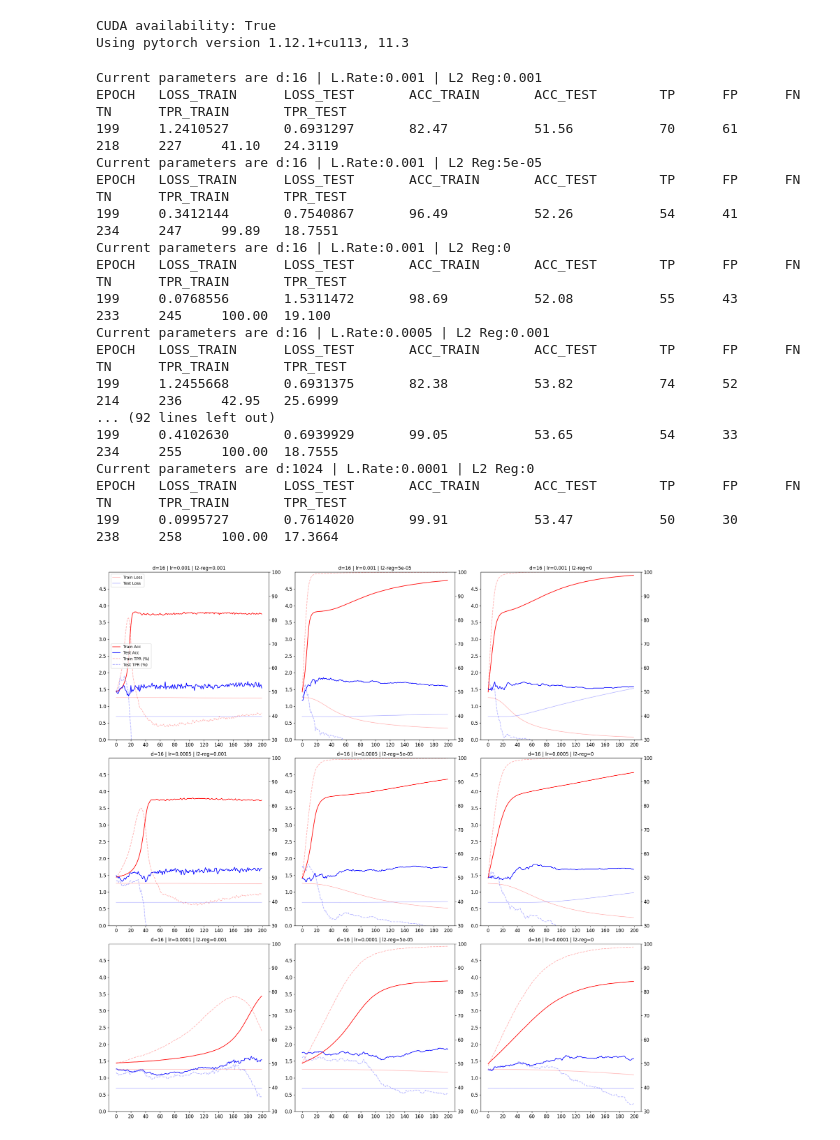
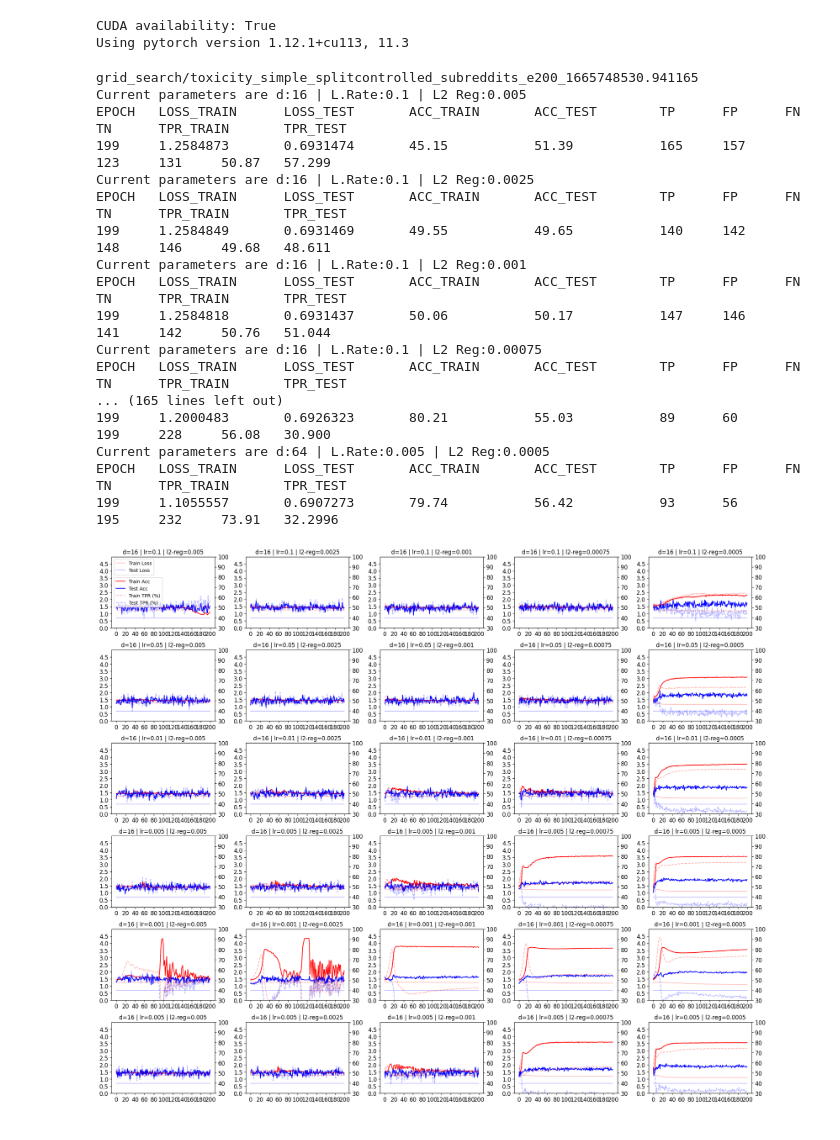
Before and after one commit to Kominaru/AnticipateToxicity, a Jupyter notebook: train_toxicity_model.ipynb, the cells around one changed output. Cells and saved outputs as stored; diff of their text form; code cells hidden in the pictures.

Commit message:
Add fine-grained grid search results

```diff
--- a/train_toxicity_model.ipynb
+++ b/train_toxicity_model.ipynb
@@ -21,9 +21,9 @@ TRAIN_TEST_METHOD="controlled_subreddits" # random, controlled_users, controlled
 MODEL_ARCHITECTURE="toxicity_simple" # toxicity_simple, toxicity_NCF, toxicity_BOW
 
 # Grid search parameters
-learning_rates=[1e-3,5e-4,1e-4]
-n_factors=[16,64,256,1024]
-l2_reg=[1e-3,5e-5,0]
+learning_rates=[1e-1,5e-2,1e-2,5e-3,1e-3,5e-3]
+n_factors=[16,64]
+l2_reg=[5e-3,2.5e-3,1e-3,7.5e-4,5e-4]
 
 
 epochs=200
@@ -506,7 +506,11 @@ Using pytorch version 1.12.1+cu113, 11.3
 
 # Figures are saved in pdf format in a folder specific to configuration. One figure is created
 # per each *d* used, with one subfigure per each (lr, L2 reg) combination
-directory_path = f"grid_search/{MODEL_ARCHITECTURE}_split{TRAIN_TEST_METHOD}_e{epochs}"
+import time
+
+
+directory_path = f"grid_search/{MODEL_ARCHITECTURE}_split{TRAIN_TEST_METHOD}_e{epochs}_{time.time()}"
+print(directory_path)
 os.makedirs(directory_path,exist_ok=True)
 
 for d in n_factors:
@@ -528,43 +532,43 @@ for d in n_factors:
             plt.ylim(0,5)
 
             plt.plot(np.arange(0,epochs,1),losses, color="red",alpha=.25,label="Train Loss") #Train loss evolution
             plt.plot(np.arange(0,epochs,1),losses_test, color="blue",alpha=.25,label="Test Loss") #Test loss evolution
 
             if i==1: plt.legend(loc="upper left")
 
             plt.twinx() #Swap axis
 
             plt.yticks(np.arange(30,101,10),fontsize=12)
 
             plt.ylim(30,100)
 
             plt.plot(np.arange(0,epochs,1),accuracies, color="red", label="Train Acc")         #Train acc evolution
             plt.plot(np.arange(0,epochs,1),accuracies_test, color="blue", label="Test Acc")   #Test acc evolution
 
             plt.plot(np.arange(0,epochs,1),TPRs, '--', color="red", label="Train TPR (%)" , alpha=.3)   # Train TPR (%) evolution
             plt.plot(np.arange(0,epochs,1),TPRs_test, '--', color="blue", label="Test TPR (%)", alpha=.3)   #Test TPR (%) evolution
 
             if i==1: plt.legend(loc="center left")
             i+=1
 
     plt.tight_layout()
     plt.savefig(f"{directory_path}/d_{d}.pdf")
 # %% [output]
-Current parameters are d:16 | L.Rate:0.001 | L2 Reg:0.001
+grid_search/toxicity_simple_splitcontrolled_subreddits_e200_1665748530.941165
+Current parameters are d:16 | L.Rate:0.1 | L2 Reg:0.005
 EPOCH   LOSS_TRAIN      LOSS_TEST       ACC_TRAIN       ACC_TEST        TP      FP      FN      TN      TPR_TRAIN       TPR_TEST
-199     1.2410527       0.6931297       82.47           51.56           70      61      218     227     41.10   24.3119
-Current parameters are d:16 | L.Rate:0.001 | L2 Reg:5e-05
+199     1.2584873       0.6931474       45.15           51.39           165     157     123     131     50.87   57.299
+Current parameters are d:16 | L.Rate:0.1 | L2 Reg:0.0025
 EPOCH   LOSS_TRAIN      LOSS_TEST       ACC_TRAIN       ACC_TEST        TP      FP      FN      TN      TPR_TRAIN       TPR_TEST
-199     0.3412144       0.7540867       96.49           52.26           54      41      234     247     99.89   18.7551
-Current parameters are d:16 | L.Rate:0.001 | L2 Reg:0
+199     1.2584849       0.6931469       49.55           49.65           140     142     148     146     49.68   48.611
+Current parameters are d:16 | L.Rate:0.1 | L2 Reg:0.001
 EPOCH   LOSS_TRAIN      LOSS_TEST       ACC_TRAIN       ACC_TEST        TP      FP      FN      TN      TPR_TRAIN       TPR_TEST
-199     0.0768556       1.5311472       98.69           52.08           55      43      233     245     100.00  19.100
-Current parameters are d:16 | L.Rate:0.0005 | L2 Reg:0.001
+199     1.2584818       0.6931437       50.06           50.17           147     146     141     142     50.76   51.044
+Current parameters are d:16 | L.Rate:0.1 | L2 Reg:0.00075
 EPOCH   LOSS_TRAIN      LOSS_TEST       ACC_TRAIN       ACC_TEST        TP      FP      FN      TN      TPR_TRAIN       TPR_TEST
-199     1.2455668       0.6931375       82.38           53.82           74      52      214     236     42.95   25.6999
-... (92 lines left out)
-199     0.4102630       0.6939929       99.05           53.65           54      33      234     255     100.00  18.7555
-Current parameters are d:1024 | L.Rate:0.0001 | L2 Reg:0
+... (165 lines left out)
+199     1.2000483       0.6926323       80.21           55.03           89      60      199     228     56.08   30.900
+Current parameters are d:64 | L.Rate:0.005 | L2 Reg:0.0005
 EPOCH   LOSS_TRAIN      LOSS_TEST       ACC_TRAIN       ACC_TEST        TP      FP      FN      TN      TPR_TRAIN       TPR_TEST
-199     0.0995727       0.7614020       99.91           53.47           50      30      238     258     100.00  17.3664
+199     1.1055557       0.6907273       79.74           56.42           93      56      195     232     73.91   32.2996
-[figure, old version]
+[figure, new version]
```
Also changed, not shown: parts of 1 cell of this notebook, 2 other files.
